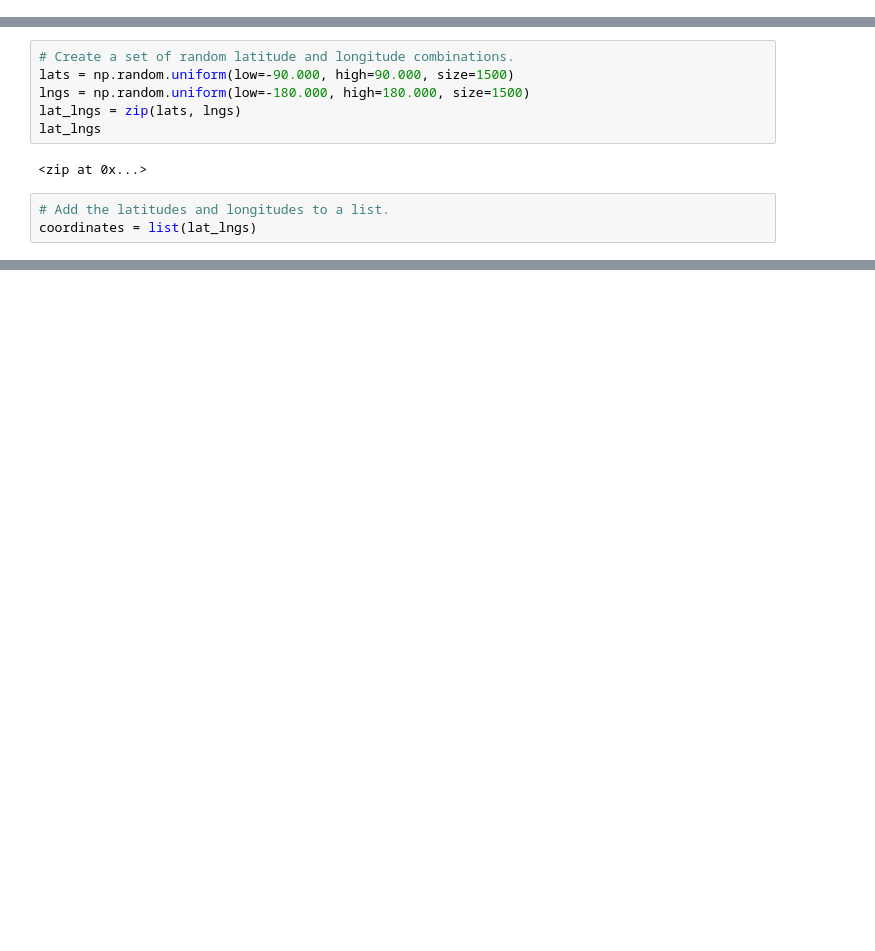
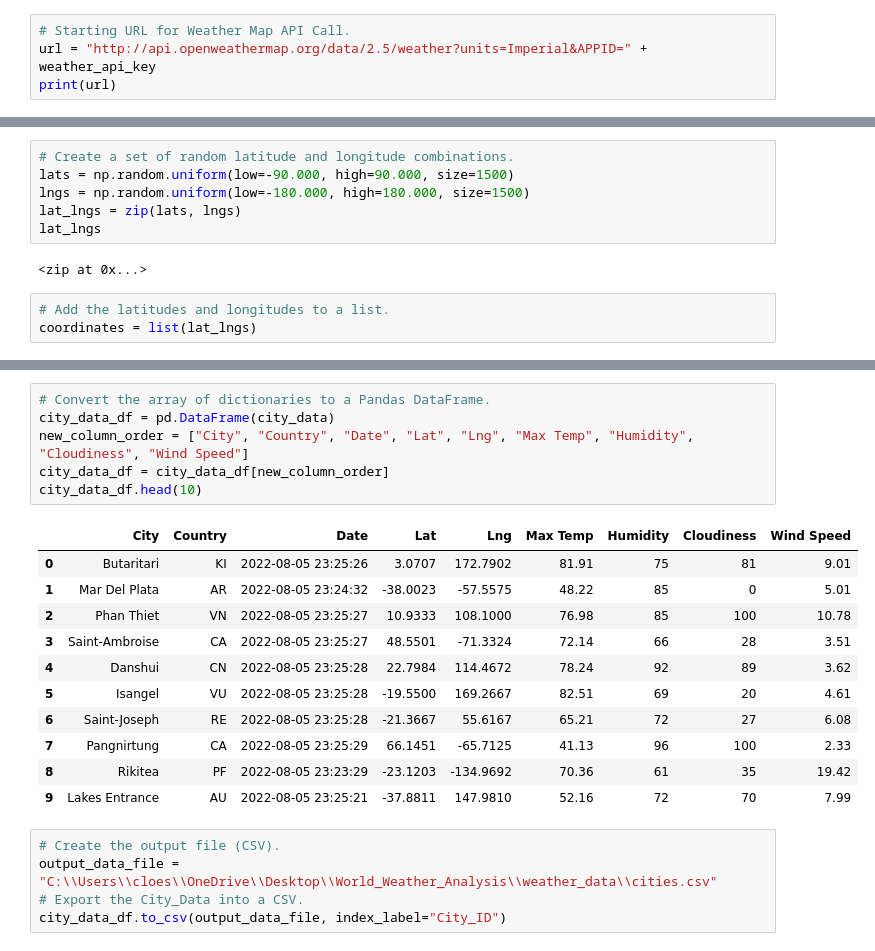
Before and after one commit to cloestreich/World_Weather_Analysis, a Jupyter notebook: WeatherPy.ipynb, the cells around one changed output, grey strips where cells are left out. Drawn from its saved outputs; the diff is of its cells as text; blank space fills up the shorter version.

```diff
--- a/WeatherPy.ipynb
+++ b/WeatherPy.ipynb
@@ -6,0 +13,4 @@ from citipy import citipy
+# %%
+# Starting URL for Weather Map API Call.
+url = "http://api.openweathermap.org/data/2.5/weather?units=Imperial&APPID=" + weather_api_key
+print(url)
@@ -53,0 +150,23 @@ len(cities)
+# %%
+# Convert the array of dictionaries to a Pandas DataFrame.
+city_data_df = pd.DataFrame(city_data)
+new_column_order = ["City", "Country", "Date", "Lat", "Lng", "Max Temp", "Humidity", "Cloudiness", "Wind Speed"]
+city_data_df = city_data_df[new_column_order]
+city_data_df.head(10)
+# %% [output]
+|  | City | Country | Date | Lat | Lng | Max Temp | Humidity | Cloudiness | Wind Speed |
+| 0 | Butaritari | KI | 2022-08-05 23:25:26 | 3.0707 | 172.7902 | 81.91 | 75 | 81 | 9.01 |
+| 1 | Mar Del Plata | AR | 2022-08-05 23:24:32 | -38.0023 | -57.5575 | 48.22 | 85 | 0 | 5.01 |
+| 2 | Phan Thiet | VN | 2022-08-05 23:25:27 | 10.9333 | 108.1000 | 76.98 | 85 | 100 | 10.78 |
+| 3 | Saint-Ambroise | CA | 2022-08-05 23:25:27 | 48.5501 | -71.3324 | 72.14 | 66 | 28 | 3.51 |
+| 4 | Danshui | CN | 2022-08-05 23:25:28 | 22.7984 | 114.4672 | 78.24 | 92 | 89 | 3.62 |
+| 5 | Isangel | VU | 2022-08-05 23:25:28 | -19.5500 | 169.2667 | 82.51 | 69 | 20 | 4.61 |
+| 6 | Saint-Joseph | RE | 2022-08-05 23:25:28 | -21.3667 | 55.6167 | 65.21 | 72 | 27 | 6.08 |
+| 7 | Pangnirtung | CA | 2022-08-05 23:25:29 | 66.1451 | -65.7125 | 41.13 | 96 | 100 | 2.33 |
+| 8 | Rikitea | PF | 2022-08-05 23:23:29 | -23.1203 | -134.9692 | 70.36 | 61 | 35 | 19.42 |
+| 9 | Lakes Entrance | AU | 2022-08-05 23:25:21 | -37.8811 | 147.9810 | 52.16 | 72 | 70 | 7.99 |
+# %%
+# Create the output file (CSV).
+output_data_file = "C:\\Users\\cloes\\OneDrive\\Desktop\\World_Weather_Analysis\\weather_data\\cities.csv"
+# Export the City_Data into a CSV.
+city_data_df.to_csv(output_data_file, index_label="City_ID")
```
Also changed, not shown: parts of 6 cells of this notebook.
